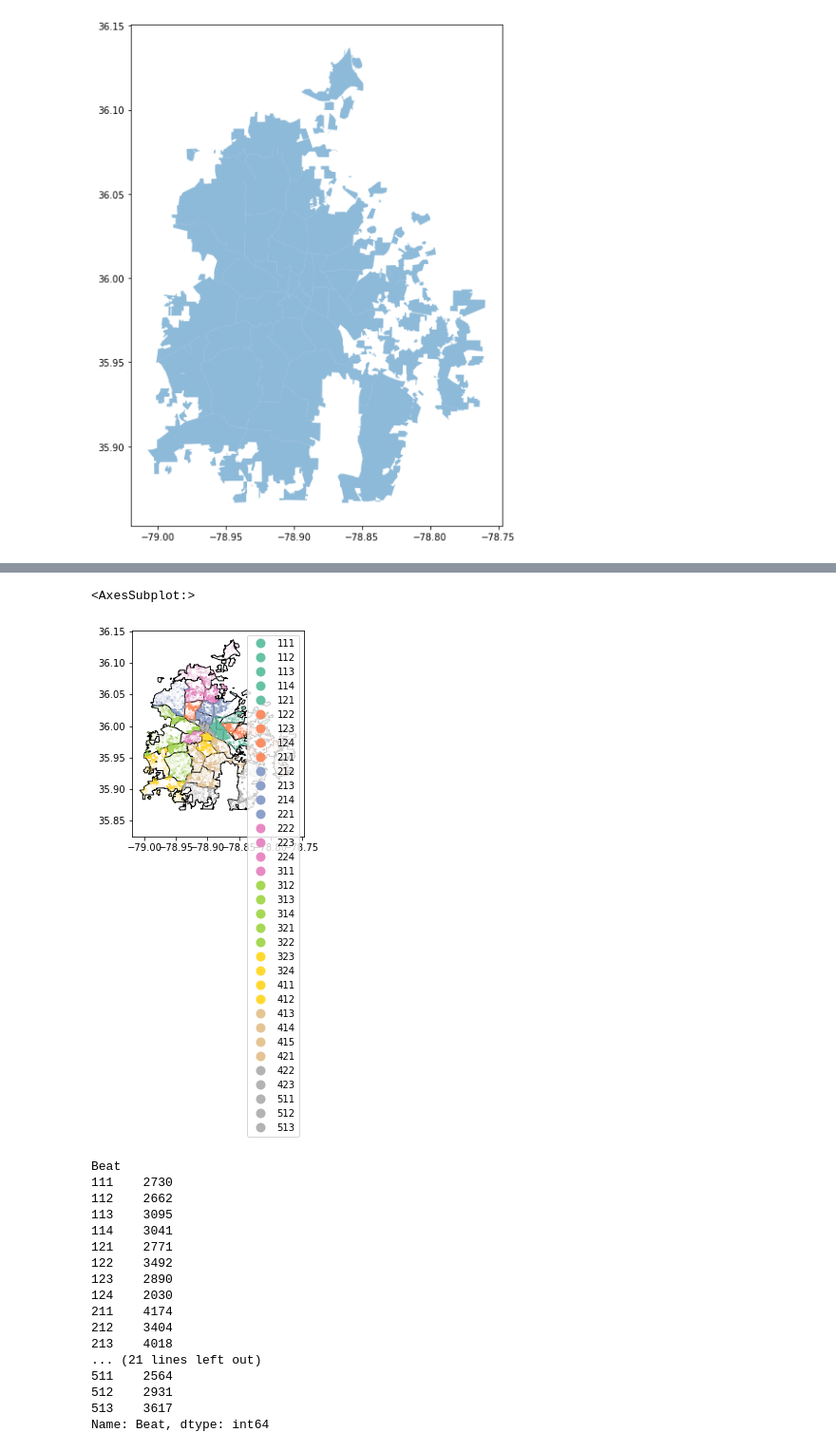
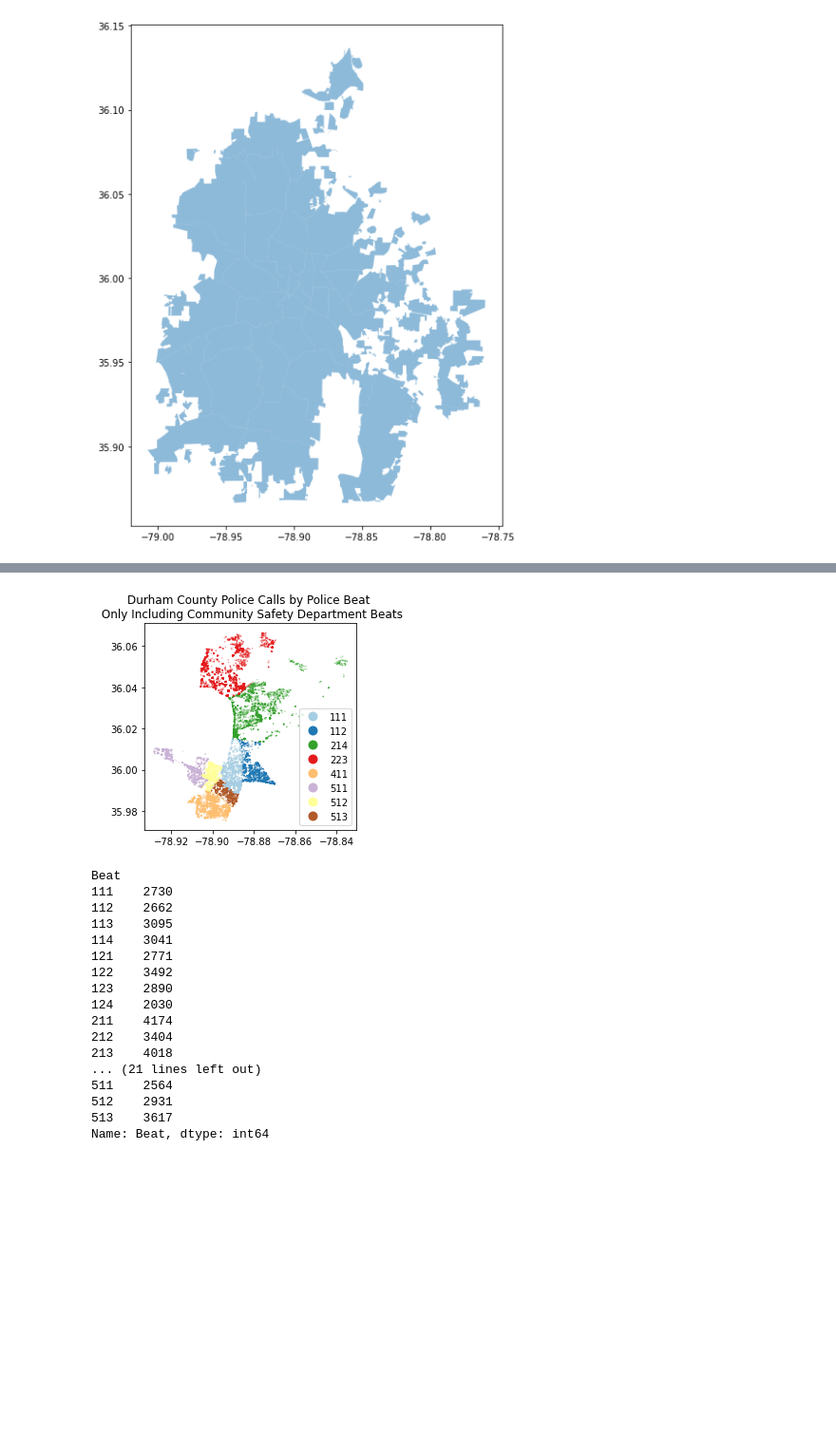
Before and after one commit to sadiesheridan/dataplus-project27-community-safety-durham, a Jupyter notebook: 10_code/EDA.ipynb, the cells around one changed output, grey strips where cells are left out. Shown at 95% size. Saved outputs shown, nothing was run; the diff lists cells and outputs as text; code cells hidden in the pictures; blank space fills up the shorter version.

```diff
--- a/10_code/EDA.ipynb
+++ b/10_code/EDA.ipynb
@@ -316,14 +328,22 @@ dpdcalls.plot(ax=ax, column='Beat', categorical=True, legend=True, marker='o', c
-# %%
-#Plot the two data sets together
-dpdcalls.plot(column='Beat',
-                    categorical=True,
-                    legend=True,
-                    figsize=(10,6),
-                    markersize=0.001,
-                    cmap="Set2", ax=policebeats.plot(color='white', edgecolor='black'), aspect=1)
-# %% [output]
-<AxesSubplot:>
-[figure, removed]
+# %%
+#Plot the two data sets together with only community safety beats
+commsafe_list = [511, 512, 513, 411, 111, 112, 214, 223]
+commsafe = dpd_w_policebeats.loc[dpd_w_policebeats['LAWBEAT'].isin(commsafe_list)].copy()
+commsafe.head()
+
+fig, ax=plt.subplots()
+
+commsafe.plot(column='LAWBEAT',
+                         categorical=True,
+                         legend=True,
+                         figsize=(10,6),
+                         markersize=0.05,
+                         cmap="Paired", ax=ax, aspect=1);
+
+ax.set(title='Durham County Police Calls by Police Beat \n Only Including Community Safety Department Beats')
+plt.show()
+# %% [output]
+[figure, added]
 # %%
 #Count the calls in each beat
 dpd_w_policebeats.groupby("Beat")["Beat"].count()
```
Also changed, not shown: parts of 4 cells of this notebook.
